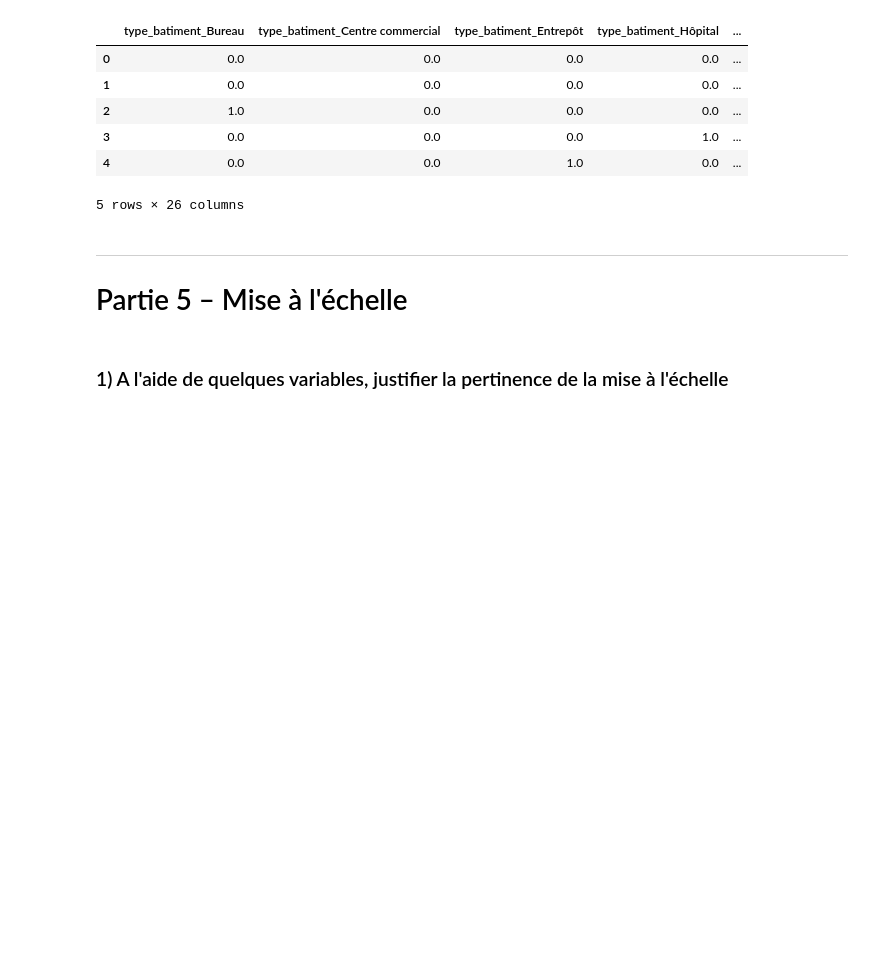
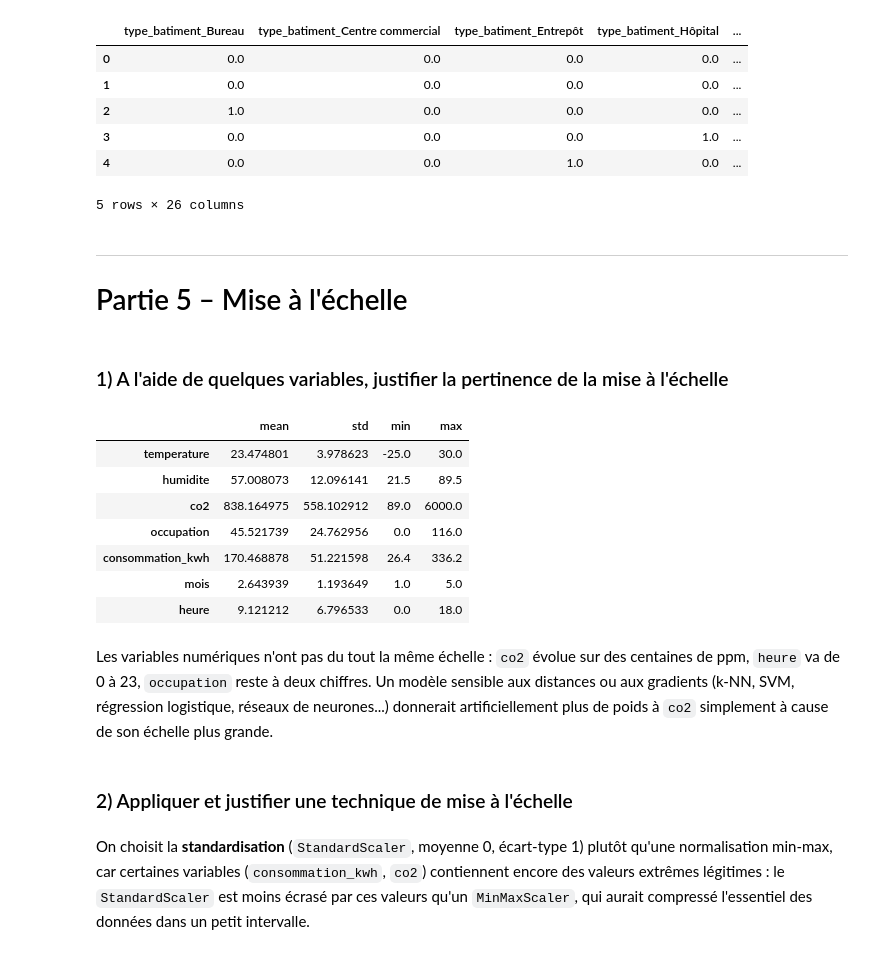
Before and after one commit to dinho325/atelier_prepa_donnees_tab, a Jupyter notebook: notebooks/atelier_prepa_donnees_tab.ipynb, the cells around one changed output. Cells and saved outputs as stored; diff of their text form; code cells hidden in the pictures; blank space fills up the shorter version.

Commit message:
Partie 5 – Mise à l'échelle // Appliquer et justifier une technique de mise à l'échelle

```diff
--- a/notebooks/atelier_prepa_donnees_tab.ipynb
+++ b/notebooks/atelier_prepa_donnees_tab.ipynb
@@ -1046,3 +1046,26 @@ cat_df.head()
 # Partie 5 – Mise à l'échelle
 # %% [markdown]
 ### 1) A l'aide de quelques variables, justifier la pertinence de la mise à l'échelle
+# %%
+X_train[num_variables].agg(["mean", "std", "min", "max"]).T
+# %% [output]
+|  | mean | std | min | max |
+| temperature | 23.474801 | 3.978623 | -25.0 | 30.0 |
+| humidite | 57.008073 | 12.096141 | 21.5 | 89.5 |
+| co2 | 838.164975 | 558.102912 | 89.0 | 6000.0 |
+| occupation | 45.521739 | 24.762956 | 0.0 | 116.0 |
+| consommation_kwh | 170.468878 | 51.221598 | 26.4 | 336.2 |
+| mois | 2.643939 | 1.193649 | 1.0 | 5.0 |
+| heure | 9.121212 | 6.796533 | 0.0 | 18.0 |
+# %% [markdown]
+Les variables numériques n'ont pas du tout la même échelle : `co2` évolue sur des
+centaines de ppm, `heure` va de 0 à 23, `occupation` reste à deux chiffres. Un modèle sensible
+aux distances ou aux gradients (k-NN, SVM, régression logistique, réseaux de neurones...)
+donnerait artificiellement plus de poids à `co2` simplement à cause de son échelle plus grande.
+# %% [markdown]
+### 2) Appliquer et justifier une technique de mise à l'échelle
+# %% [markdown]
+On choisit la **standardisation** (`StandardScaler`, moyenne 0, écart-type 1) plutôt qu'une
+normalisation min-max, car certaines variables (`consommation_kwh`, `co2`) contiennent encore
+des valeurs extrêmes légitimes : le `StandardScaler` est moins écrasé par ces valeurs qu'un
+`MinMaxScaler`, qui aurait compressé l'essentiel des données dans un petit intervalle.
```
Also changed, not shown: parts of 1 cell of this notebook.
